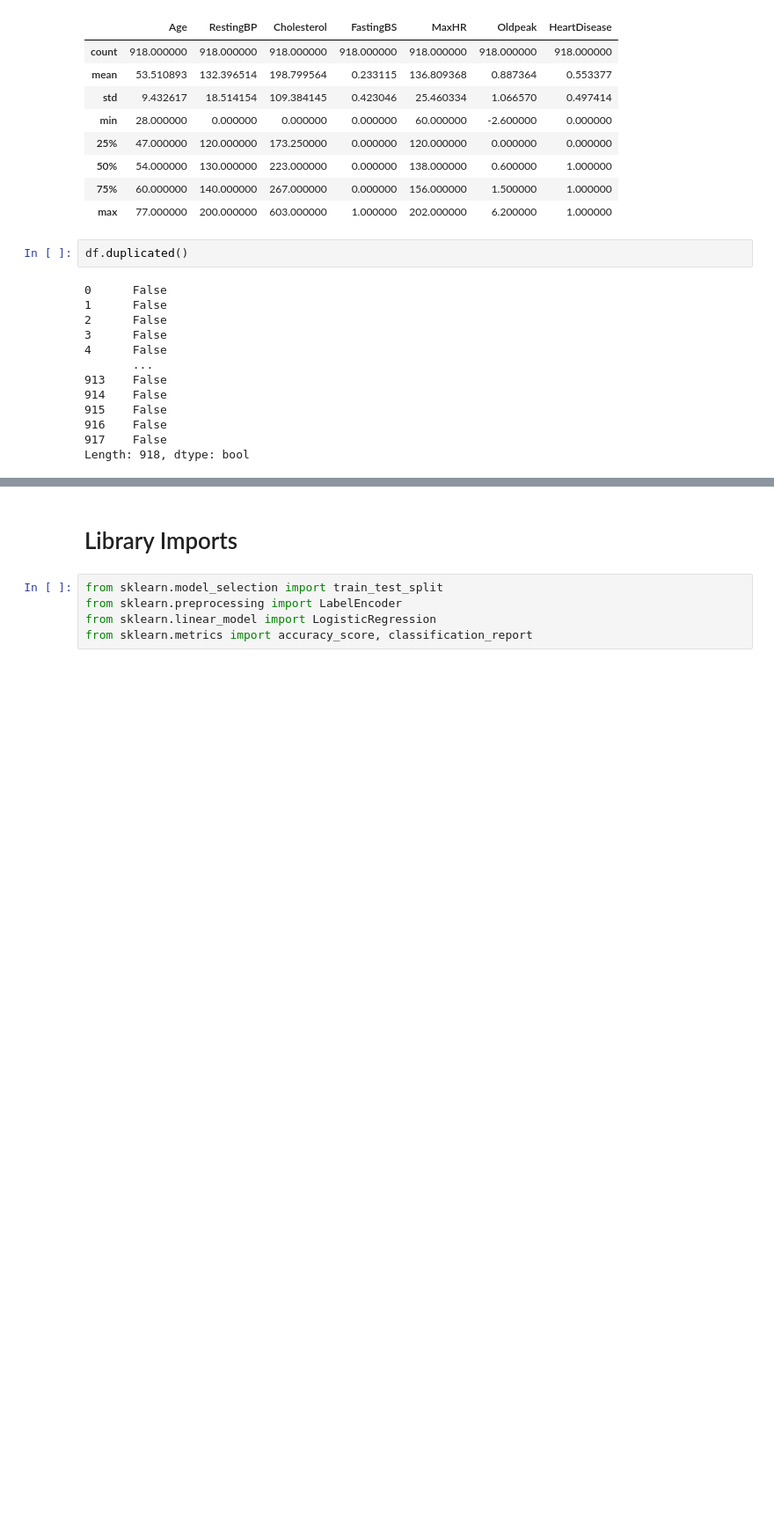
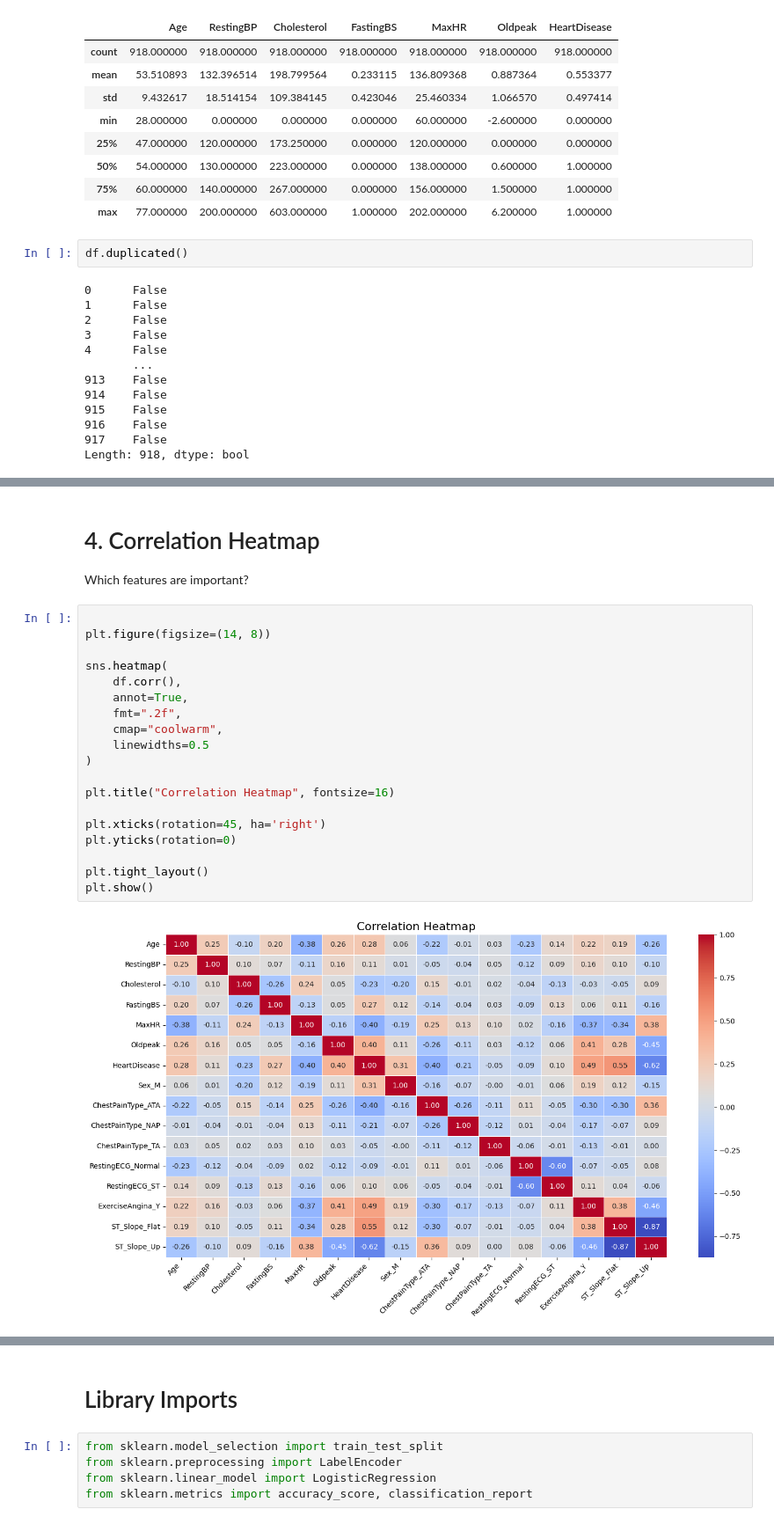
Before and after one commit to zb-analyzt/Heart-Failure-Prediction-Model, a Jupyter notebook: data.ipynb, the cells around one changed output, grey strips where cells are left out. Shown at 88% size. Drawn from its saved outputs; the diff is of its cells as text; blank space fills up the shorter version.

```diff
--- a/data.ipynb
+++ b/data.ipynb
@@ -98,0 +129,24 @@ Length: 918, dtype: bool
+# %% [markdown]
+# 4. Correlation Heatmap
+Which features are important?
+# %%
+
+plt.figure(figsize=(14, 8))
+
+sns.heatmap(
+    df.corr(),
+    annot=True,
+    fmt=".2f",
+    cmap="coolwarm",
+    linewidths=0.5
+)
+
+plt.title("Correlation Heatmap", fontsize=16)
+
+plt.xticks(rotation=45, ha='right')
+plt.yticks(rotation=0)
+
+plt.tight_layout()
+plt.show()
+# %% [output]
+[figure, added]
```
Also changed, not shown: parts of 11 cells of this notebook.
